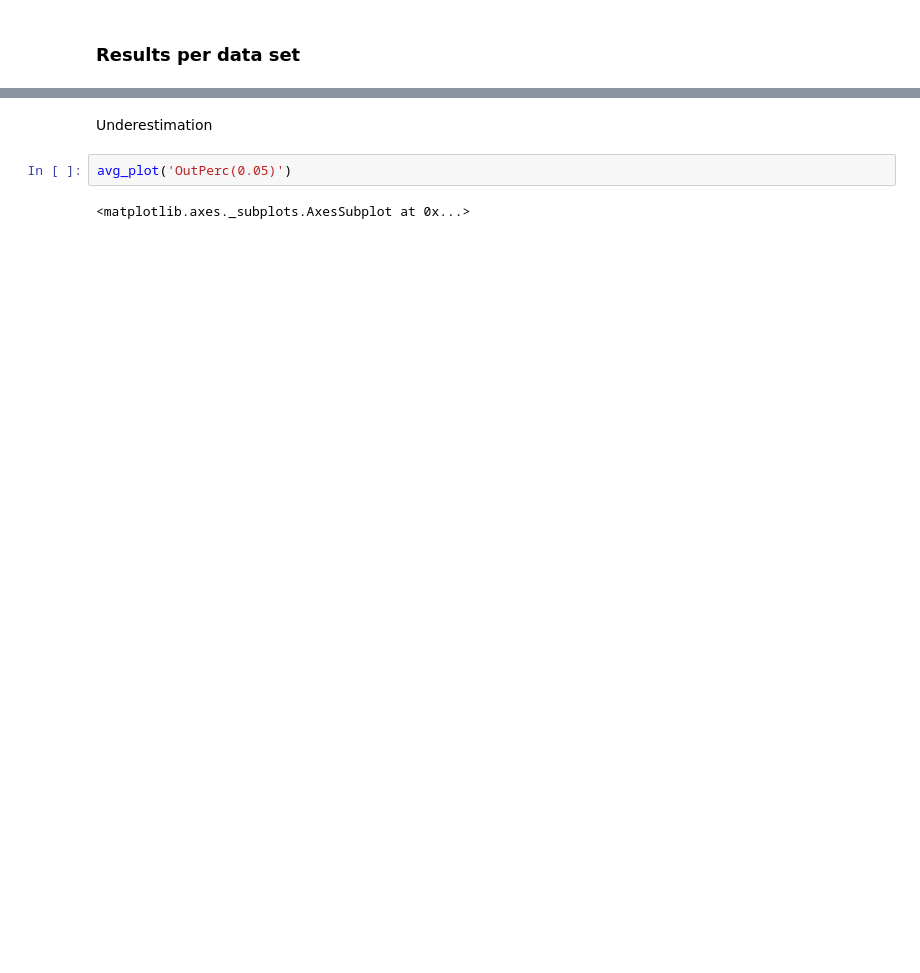
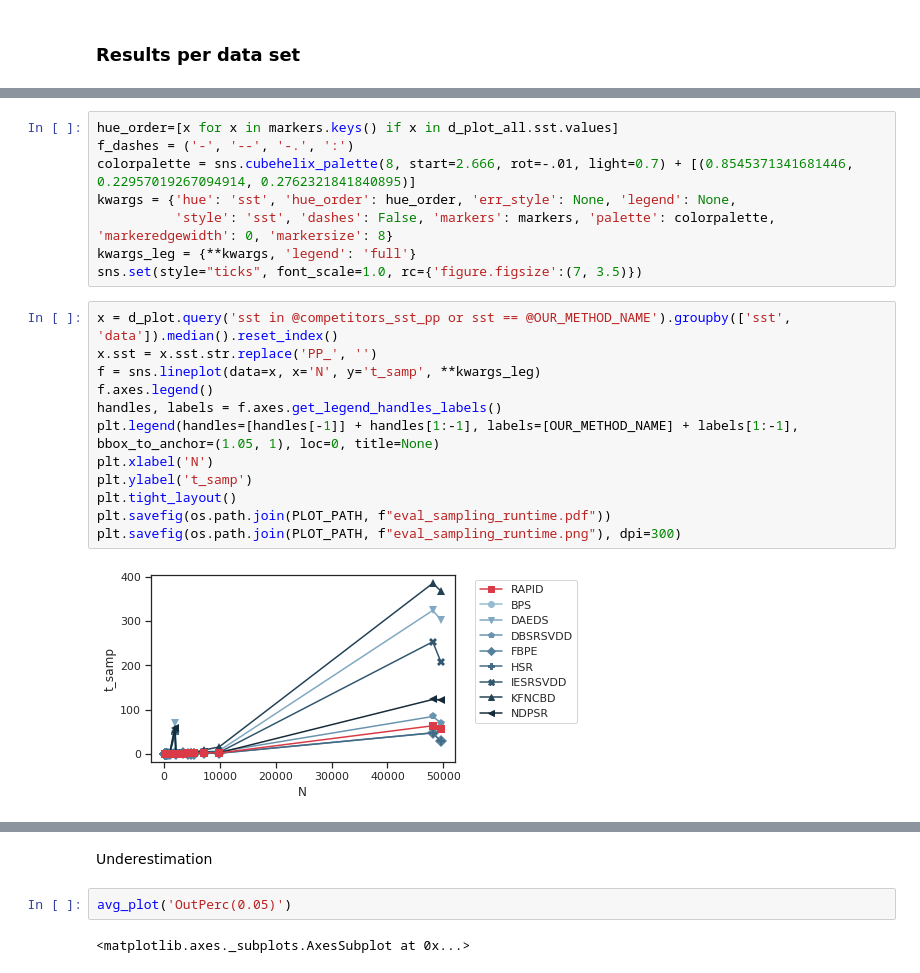
Before and after one commit to englhardt/ocs-evaluation, a Jupyter notebook: notebooks/eval_dami.ipynb, the cells around one changed output, grey strips where cells are left out. Saved outputs shown, nothing was run; the diff lists cells and outputs as text; blank space fills up the shorter version.

```diff
--- a/notebooks/eval_dami.ipynb
+++ b/notebooks/eval_dami.ipynb
@@ -427,0 +482,22 @@ plt.legend(bbox_to_anchor=(1.05, 1), loc=2, borderaxespad=0., ncol=2)
+# %%
+hue_order=[x for x in markers.keys() if x in d_plot_all.sst.values]
+f_dashes = ('-', '--', '-.', ':')
+colorpalette = sns.cubehelix_palette(8, start=2.666, rot=-.01, light=0.7) + [(0.8545371341681446, 0.22957019267094914, 0.2762321841840895)]
+kwargs = {'hue': 'sst', 'hue_order': hue_order, 'err_style': None, 'legend': None,
+          'style': 'sst', 'dashes': False, 'markers': markers, 'palette': colorpalette, 'markeredgewidth': 0, 'markersize': 8}
+kwargs_leg = {**kwargs, 'legend': 'full'}
+sns.set(style="ticks", font_scale=1.0, rc={'figure.figsize':(7, 3.5)})
+# %%
+x = d_plot.query('sst in @competitors_sst_pp or sst == @OUR_METHOD_NAME').groupby(['sst', 'data']).median().reset_index()
+x.sst = x.sst.str.replace('PP_', '')
+f = sns.lineplot(data=x, x='N', y='t_samp', **kwargs_leg)
+f.axes.legend()
+handles, labels = f.axes.get_legend_handles_labels()
+plt.legend(handles=[handles[-1]] + handles[1:-1], labels=[OUR_METHOD_NAME] + labels[1:-1], bbox_to_anchor=(1.05, 1), loc=0, title=None)
+plt.xlabel('N')
+plt.ylabel('t_samp')
+plt.tight_layout()
+plt.savefig(os.path.join(PLOT_PATH, f"eval_sampling_runtime.pdf"))
+plt.savefig(os.path.join(PLOT_PATH, f"eval_sampling_runtime.png"), dpi=300)
+# %% [output]
+[figure, added]
```
Also changed, not shown: parts of 24 cells of this notebook, 15 other files.
